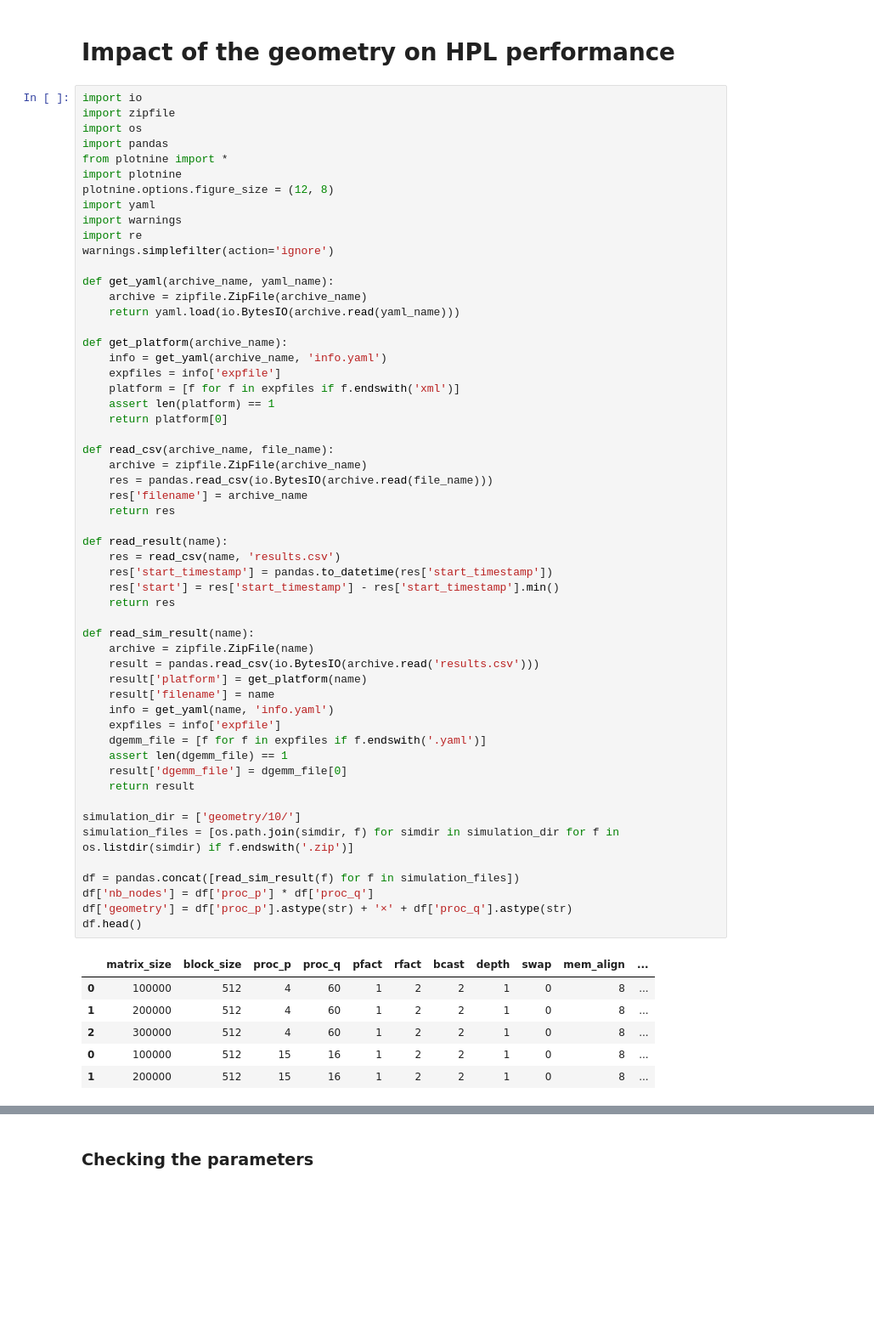
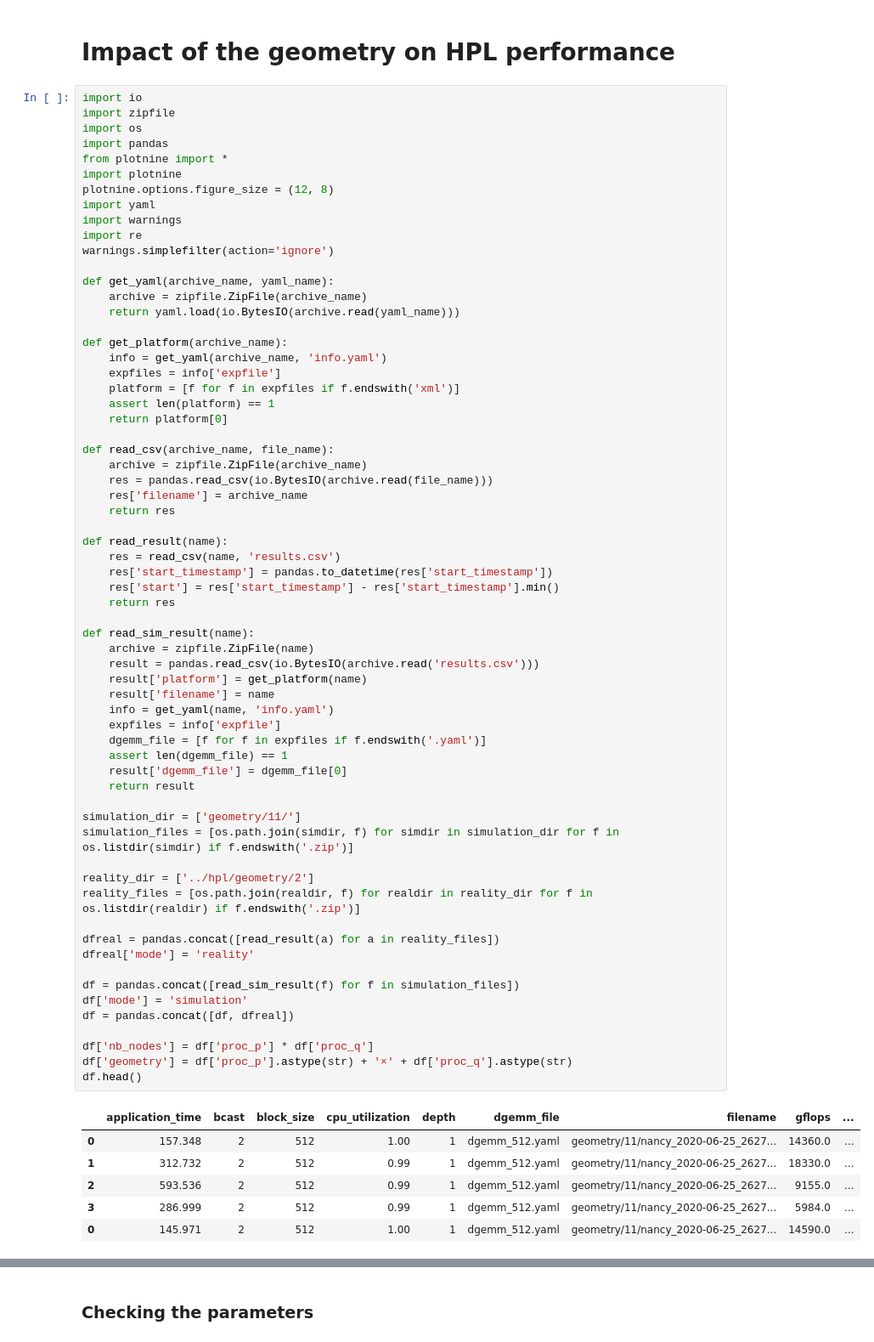
Before and after one commit to Ezibenroc/calibration_analysis, a Jupyter notebook: dahu/smpi_hpl/simple_geometry.ipynb, the cells around one changed output, grey strips where cells are left out. Shown at 85% size. Cells and saved outputs as stored; diff of their text form; blank space fills up the shorter version.

```diff
--- a/dahu/smpi_hpl/simple_geometry.ipynb
+++ b/dahu/smpi_hpl/simple_geometry.ipynb
@@ -28,37 +28,46 @@ def read_csv(archive_name, file_name):
     archive = zipfile.ZipFile(archive_name)
     res = pandas.read_csv(io.BytesIO(archive.read(file_name)))
     res['filename'] = archive_name
     return res
 
 def read_result(name):
     res = read_csv(name, 'results.csv')
     res['start_timestamp'] = pandas.to_datetime(res['start_timestamp'])
     res['start'] = res['start_timestamp'] - res['start_timestamp'].min()
     return res
 
 def read_sim_result(name):
     archive = zipfile.ZipFile(name)
     result = pandas.read_csv(io.BytesIO(archive.read('results.csv')))
     result['platform'] = get_platform(name)
     result['filename'] = name
     info = get_yaml(name, 'info.yaml')
     expfiles = info['expfile']
     dgemm_file = [f for f in expfiles if f.endswith('.yaml')]
     assert len(dgemm_file) == 1
     result['dgemm_file'] = dgemm_file[0]
     return result
 
-simulation_dir = ['geometry/10/']
+simulation_dir = ['geometry/11/']
 simulation_files = [os.path.join(simdir, f) for simdir in simulation_dir for f in os.listdir(simdir) if f.endswith('.zip')]
 
+reality_dir = ['../hpl/geometry/2']
+reality_files = [os.path.join(realdir, f) for realdir in reality_dir for f in os.listdir(realdir) if f.endswith('.zip')]
+
+dfreal = pandas.concat([read_result(a) for a in reality_files])
+dfreal['mode'] = 'reality'
+
 df = pandas.concat([read_sim_result(f) for f in simulation_files])
+df['mode'] = 'simulation'
+df = pandas.concat([df, dfreal])
+
 df['nb_nodes'] = df['proc_p'] * df['proc_q']
 df['geometry'] = df['proc_p'].astype(str) + '×' + df['proc_q'].astype(str)
 df.head()
 # %% [output]
-|  | matrix_size | block_size | proc_p | proc_q | pfact | rfact | bcast | depth | swap | mem_align | ... |
-| 0 | 100000 | 512 | 4 | 60 | 1 | 2 | 2 | 1 | 0 | 8 | ... |
-| 1 | 200000 | 512 | 4 | 60 | 1 | 2 | 2 | 1 | 0 | 8 | ... |
-| 2 | 300000 | 512 | 4 | 60 | 1 | 2 | 2 | 1 | 0 | 8 | ... |
-| 0 | 100000 | 512 | 15 | 16 | 1 | 2 | 2 | 1 | 0 | 8 | ... |
-| 1 | 200000 | 512 | 15 | 16 | 1 | 2 | 2 | 1 | 0 | 8 | ... |
+|  | application_time | bcast | block_size | cpu_utilization | depth | dgemm_file | filename | gflops | ... |
+| 0 | 157.348 | 2 | 512 | 1.00 | 1 | dgemm_512.yaml | geometry/11/nancy_2020-06-25_2627... | 14360.0 | ... |
+| 1 | 312.732 | 2 | 512 | 0.99 | 1 | dgemm_512.yaml | geometry/11/nancy_2020-06-25_2627... | 18330.0 | ... |
+| 2 | 593.536 | 2 | 512 | 0.99 | 1 | dgemm_512.yaml | geometry/11/nancy_2020-06-25_2627... | 9155.0 | ... |
+| 3 | 286.999 | 2 | 512 | 0.99 | 1 | dgemm_512.yaml | geometry/11/nancy_2020-06-25_2627... | 5984.0 | ... |
+| 0 | 145.971 | 2 | 512 | 1.00 | 1 | dgemm_512.yaml | geometry/11/nancy_2020-06-25_2627... | 14590.0 | ... |
```
Also changed, not shown: parts of 7 cells of this notebook, 7 other files.
